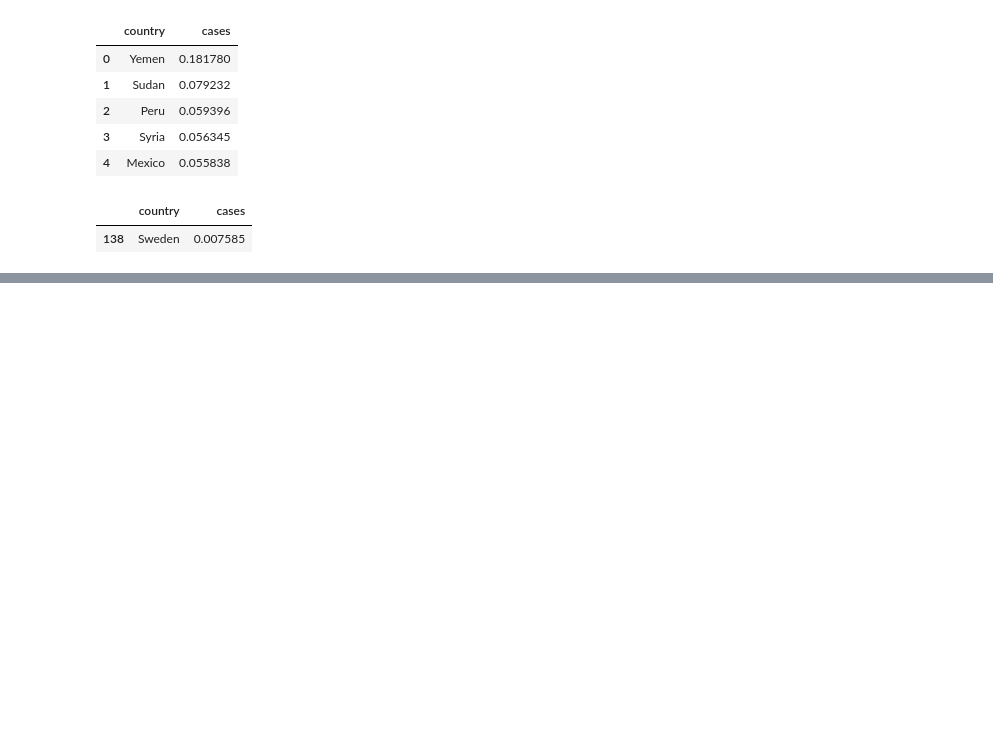
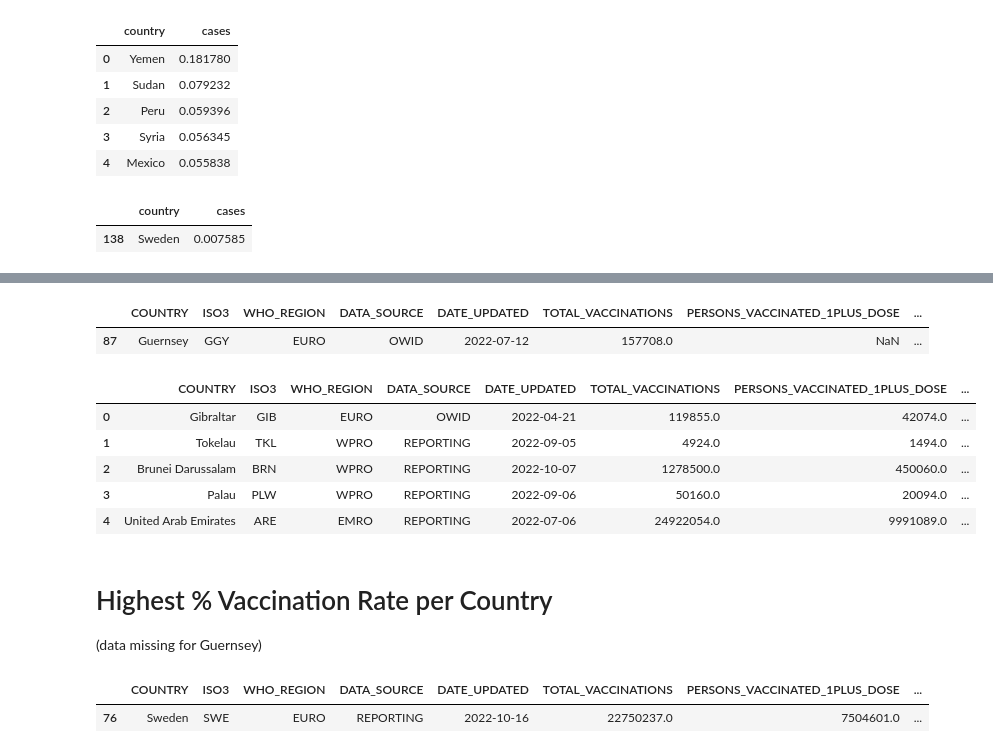
Before and after one commit to Andreas-Svensson/data_processing, a Jupyter notebook: Laboration_Covid19/E4_Data_KPI_Analysis_Globally.ipynb, the cells around one changed output, grey strips where cells are left out. Saved outputs shown, nothing was run; the diff lists cells and outputs as text; code cells hidden in the pictures; blank space fills up the shorter version.

```diff
--- a/Laboration_Covid19/E4_Data_KPI_Analysis_Globally.ipynb
+++ b/Laboration_Covid19/E4_Data_KPI_Analysis_Globally.ipynb
@@ -162,0 +247,24 @@ px.bar(df_deaths_rel_infected.head(50), x = "country", y = "cases")
+# %%
+df[df["PERSONS_FULLY_VACCINATED_PER100"].isna()]
+# %% [output]
+|  | COUNTRY | ISO3 | WHO_REGION | DATA_SOURCE | DATE_UPDATED | TOTAL_VACCINATIONS | PERSONS_VACCINATED_1PLUS_DOSE | ... |
+| 87 | Guernsey | GGY | EURO | OWID | 2022-07-12 | 157708.0 | NaN | ... |
+# %%
+df_amount_fully_vaccinated = df.sort_values(by = "PERSONS_FULLY_VACCINATED_PER100", ascending = False).reset_index(drop = True)
+df_amount_fully_vaccinated.head()
+# %% [output]
+|  | COUNTRY | ISO3 | WHO_REGION | DATA_SOURCE | DATE_UPDATED | TOTAL_VACCINATIONS | PERSONS_VACCINATED_1PLUS_DOSE | ... |
+| 0 | Gibraltar | GIB | EURO | OWID | 2022-04-21 | 119855.0 | 42074.0 | ... |
+| 1 | Tokelau | TKL | WPRO | REPORTING | 2022-09-05 | 4924.0 | 1494.0 | ... |
+| 2 | Brunei Darussalam | BRN | WPRO | REPORTING | 2022-10-07 | 1278500.0 | 450060.0 | ... |
+| 3 | Palau | PLW | WPRO | REPORTING | 2022-09-06 | 50160.0 | 20094.0 | ... |
+| 4 | United Arab Emirates | ARE | EMRO | REPORTING | 2022-07-06 | 24922054.0 | 9991089.0 | ... |
+# %% [markdown]
+# Highest % Vaccination Rate per Country
+(data missing for Guernsey)
+# %%
+# sweden in 76th place with ~71% fully vaccinated
+df_amount_fully_vaccinated[df_amount_fully_vaccinated["COUNTRY"] == "Sweden"]
+# %% [output]
+|  | COUNTRY | ISO3 | WHO_REGION | DATA_SOURCE | DATE_UPDATED | TOTAL_VACCINATIONS | PERSONS_VACCINATED_1PLUS_DOSE | ... |
+| 76 | Sweden | SWE | EURO | REPORTING | 2022-10-16 | 22750237.0 | 7504601.0 | ... |
```
Also changed, not shown: parts of 25 cells of this notebook.
